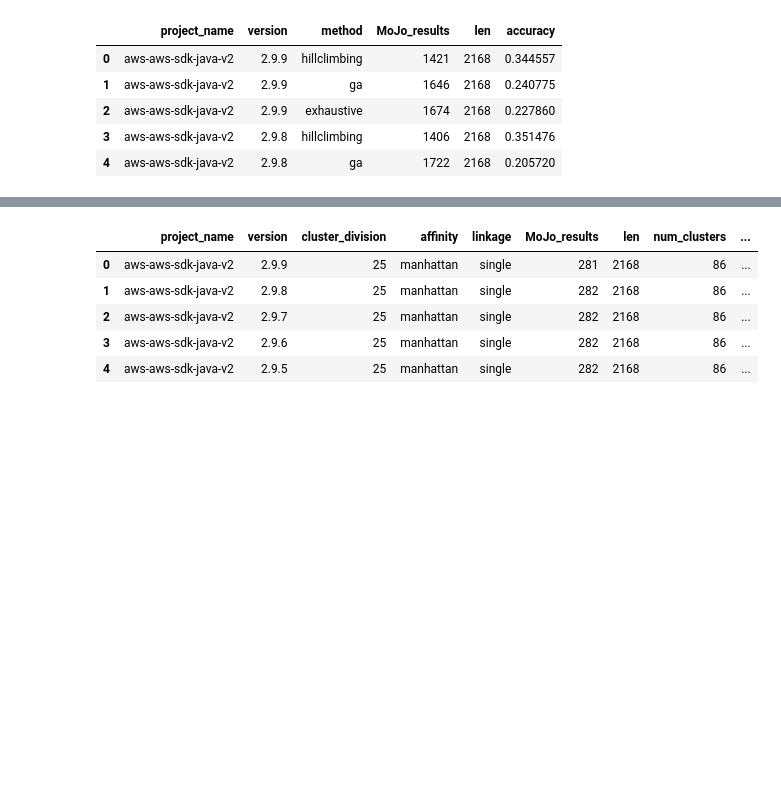
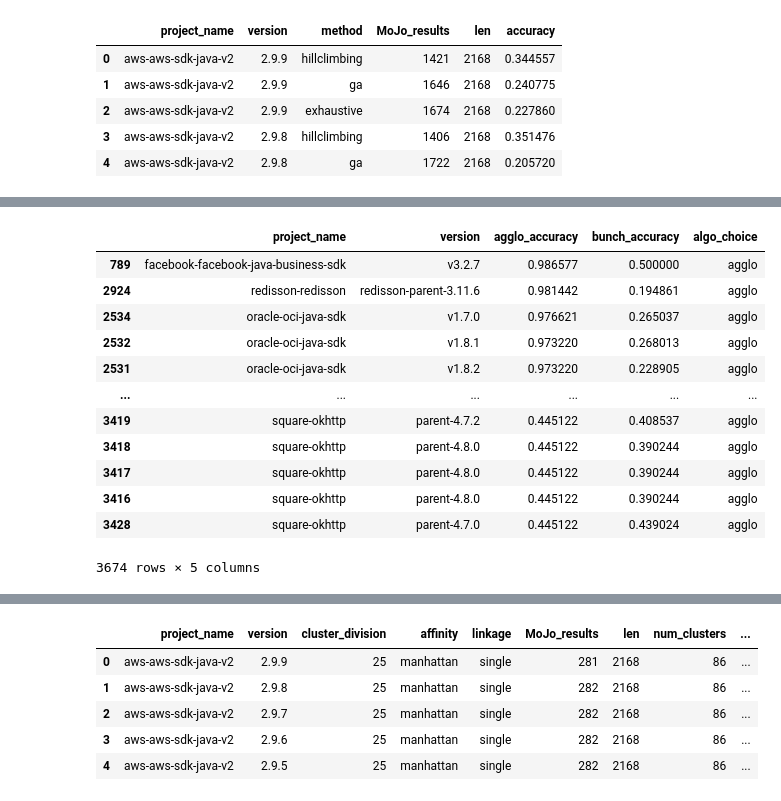
Before and after one commit to alvintanjianjia/SoftwareRemodularization, a Jupyter notebook: Results_Gathering.ipynb, the cells around one changed output, grey strips where cells are left out. Cells and saved outputs as stored; diff of their text form; code cells hidden in the pictures; blank space fills up the shorter version.

```diff
--- a/Results_Gathering.ipynb
+++ b/Results_Gathering.ipynb
@@ -239,0 +273,16 @@ main_df_bunch[main_df_bunch['accuracy'] == main_df_bunch.groupby(['project_name'
+# %%
+combine_df.sort_values(['agglo_accuracy'], ascending=False)
+# %% [output]
+|  | project_name | version | agglo_accuracy | bunch_accuracy | algo_choice |
+| 789 | facebook-facebook-java-business-sdk | v3.2.7 | 0.986577 | 0.500000 | agglo |
+| 2924 | redisson-redisson | redisson-parent-3.11.6 | 0.981442 | 0.194861 | agglo |
+| 2534 | oracle-oci-java-sdk | v1.7.0 | 0.976621 | 0.265037 | agglo |
+| 2532 | oracle-oci-java-sdk | v1.8.1 | 0.973220 | 0.268013 | agglo |
+| 2531 | oracle-oci-java-sdk | v1.8.2 | 0.973220 | 0.228905 | agglo |
+| ... | ... | ... | ... | ... | ... |
+| 3419 | square-okhttp | parent-4.7.2 | 0.445122 | 0.408537 | agglo |
+| 3418 | square-okhttp | parent-4.8.0 | 0.445122 | 0.390244 | agglo |
+| 3417 | square-okhttp | parent-4.8.0 | 0.445122 | 0.390244 | agglo |
+| 3416 | square-okhttp | parent-4.8.0 | 0.445122 | 0.390244 | agglo |
+| 3428 | square-okhttp | parent-4.7.0 | 0.445122 | 0.439024 | agglo |
+3674 rows × 5 columns
```
Also changed, not shown: parts of 20 cells of this notebook, 14 other files.
